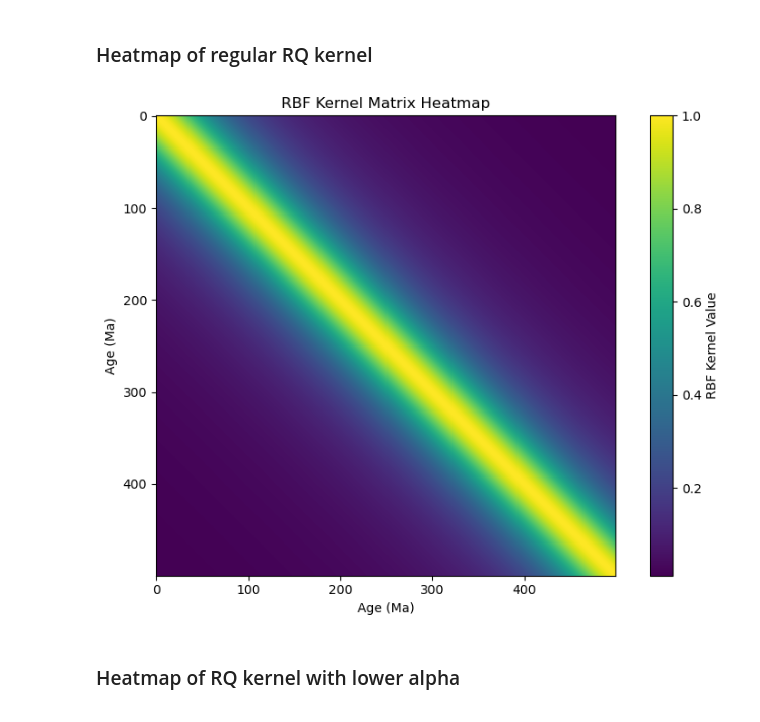
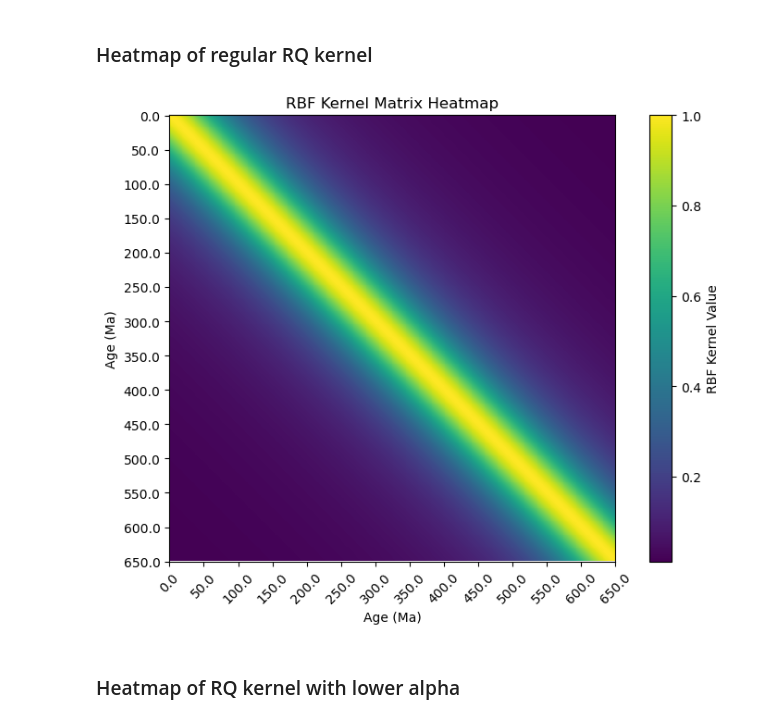
Before and after one commit to nielsjdewinter/Earth_Moon_Gaussian_process, a Jupyter notebook: EMGaussian_pilot1.ipynb, the cells around one changed output. Cells and saved outputs as stored; diff of their text form; code cells hidden in the pictures.

```diff
--- a/EMGaussian_pilot1.ipynb
+++ b/EMGaussian_pilot1.ipynb
@@ -244,19 +248,19 @@ plt.show()
 # %% [markdown]
 ### Heatmap of regular RQ kernel
 # %%
-mat_rq = rq_kernel(np.linspace(0, 650, 500).reshape(-1, 1), np.linspace(0, 650, 500).reshape(-1, 1), lengthscale=50, variance=1.0, alpha = 1.0)
+mat_rq = rq_kernel(np.linspace(0, 650, 1000).reshape(-1, 1), np.linspace(0, 650, 1000).reshape(-1, 1), lengthscale=50, variance=1.0, alpha = 1.0)
 # Plot the RBF matrix as heatmap
 plt.figure(figsize=(8, 6))
 plt.imshow(mat_rq, cmap='viridis', interpolation='nearest')
 plt.colorbar(label='RBF Kernel Value')
 plt.title('RBF Kernel Matrix Heatmap')
 plt.xlabel('Age (Ma)')
 plt.ylabel('Age (Ma)')
-# plt.xticks(ticks=np.linspace(0, 650, 500).reshape(-1, 1), labels=np.linspace(0, 650, 500).reshape(-1, 1), rotation=45)
-# plt.yticks(ticks=np.linspace(0, 650, 500).reshape(-1, 1), labels=np.linspace(0, 650, 500).reshape(-1, 1))
+plt.xticks(ticks=np.linspace(0, 1000, 14), labels=np.linspace(0, 650, 14), rotation=45)
+plt.yticks(ticks=np.linspace(0, 1000, 14), labels=np.linspace(0, 650, 14))
 plt.tight_layout()
 # %% [output]
-[figure, old version]
+[figure, new version]
 # %% [markdown]
 ### Heatmap of RQ kernel with lower alpha
 # %%
```
Also changed, not shown: parts of 49 cells of this notebook, 1 other file.
